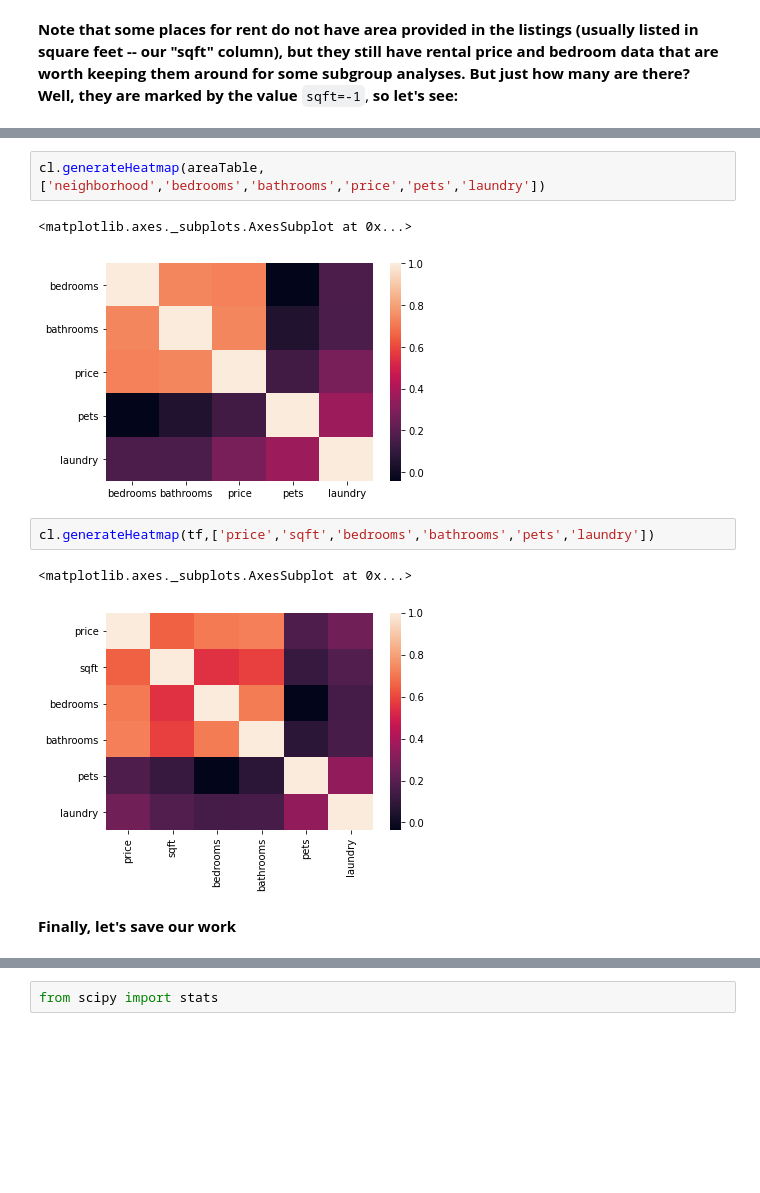
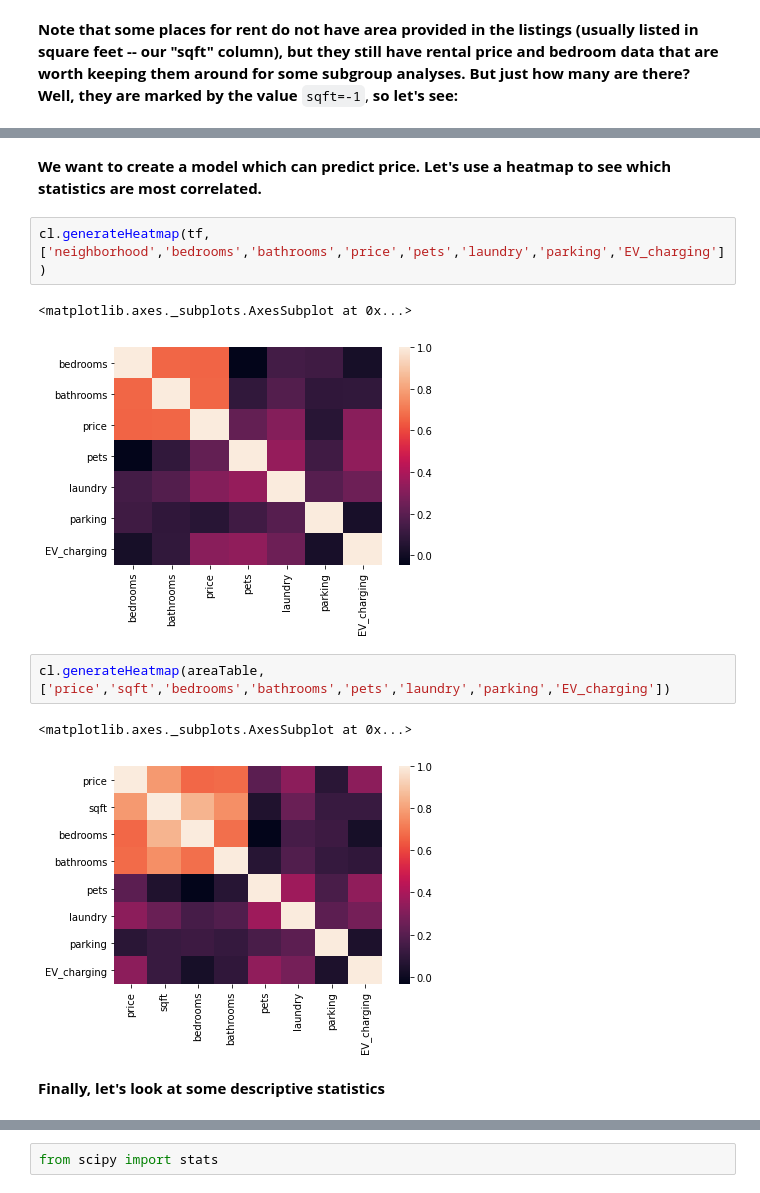
Before and after one commit to supplee/cl-housing, a Jupyter notebook: clean-data.ipynb, the cells around one changed output, grey strips where cells are left out. Drawn from its saved outputs; the diff is of its cells as text; blank space fills up the shorter version.

```diff
--- a/clean-data.ipynb
+++ b/clean-data.ipynb
@@ -257,15 +344,17 @@ byLaundry.describe()
+# %% [markdown]
+__We want to create a model which can predict price.  Let's use a heatmap to see which statistics are most correlated.__
 # %%
-cl.generateHeatmap(areaTable,['neighborhood','bedrooms','bathrooms','price','pets','laundry'])
+cl.generateHeatmap(tf,['neighborhood','bedrooms','bathrooms','price','pets','laundry','parking','EV_charging'])
 # %% [output]
 <matplotlib.axes._subplots.AxesSubplot at 0x...>
-[figure, old version]
+[figure, new version]
 # %%
-cl.generateHeatmap(tf,['price','sqft','bedrooms','bathrooms','pets','laundry'])
+cl.generateHeatmap(areaTable,['price','sqft','bedrooms','bathrooms','pets','laundry','parking','EV_charging'])
 # %% [output]
 <matplotlib.axes._subplots.AxesSubplot at 0x...>
-[figure, old version]
+[figure, new version]
-# %% [markdown]
-__Finally, let's save our work__
+# %% [markdown]
+__Finally, let's look at some descriptive statistics__
 # %%
 fig1=sns.distplot(areaTable.sqft)
 plt.figure()
```
Also changed, not shown: parts of 50 cells of this notebook.
